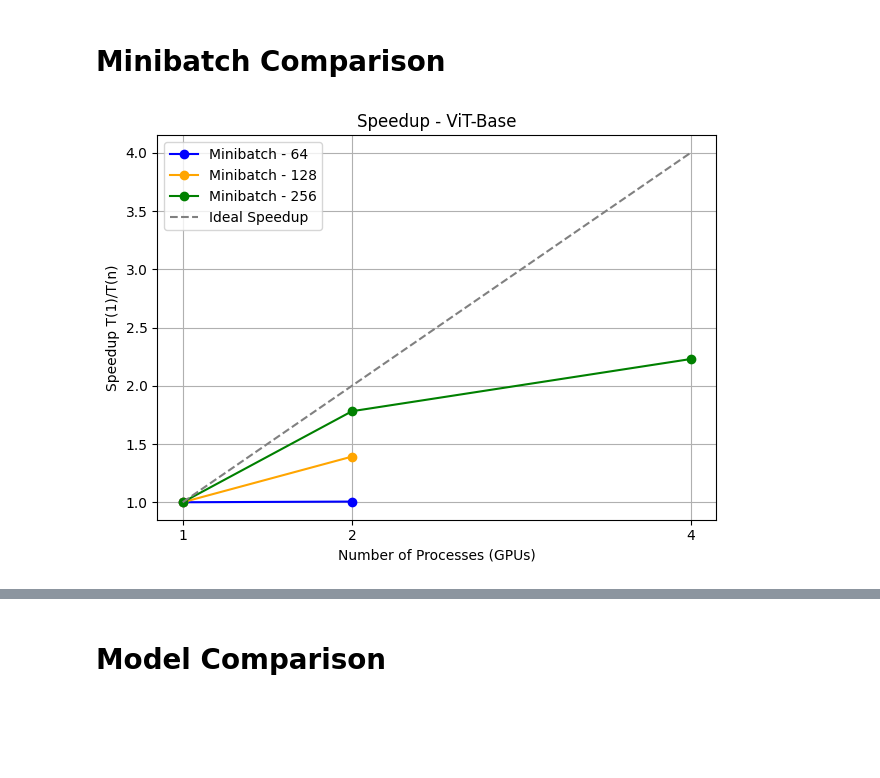
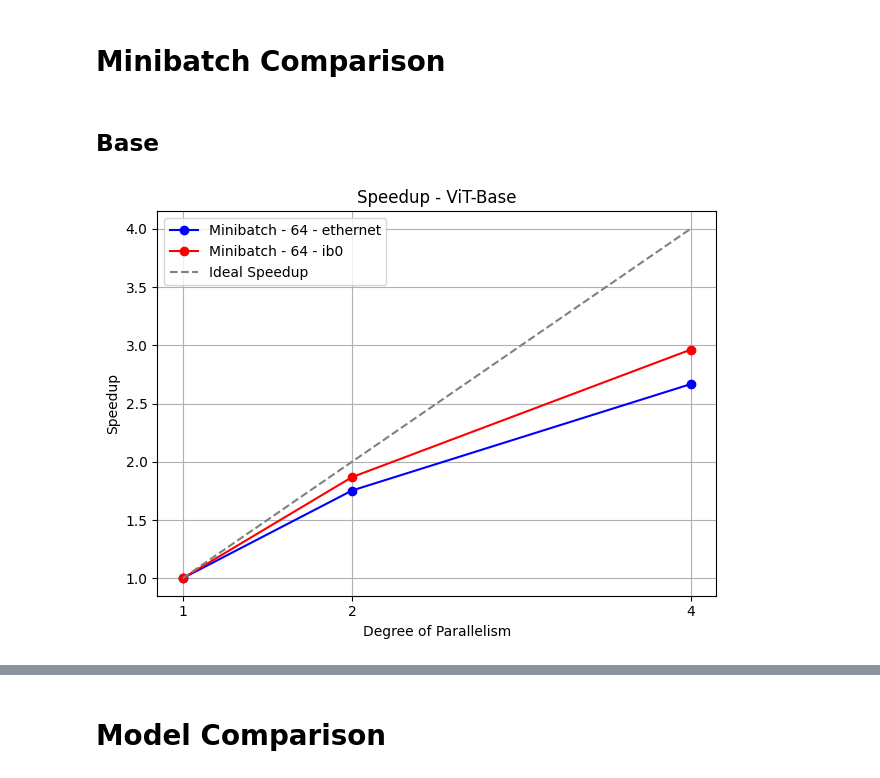
Before and after one commit to JacopoRaffi/Master_Thesis, a Jupyter notebook: analysis/ddp.ipynb, the cells around one changed output, grey strips where cells are left out. Drawn from its saved outputs; the diff is of its cells as text; code cells hidden in the pictures; blank space fills up the shorter version.

```diff
--- a/analysis/ddp.ipynb
+++ b/analysis/ddp.ipynb
@@ -61,0 +19,18 @@ ddp_8 = ddp_8[ddp_8["phase"] == "train"]
+# %% [markdown]
+## Base
+# %%
+ddp_1_b_64_eth1 = pd.read_csv("../log/synch_ddp/rank_0_synch_ddp_1_minibatch_64_vit-base-patch16-224-in21k_model_eth1.csv")
+ddp_2_b_64_eth1 = pd.read_csv("../log/synch_ddp/rank_0_synch_ddp_2_minibatch_64_vit-base-patch16-224-in21k_model_eth1.csv")
+ddp_4_b_64_eth1 = pd.read_csv("../log/synch_ddp/rank_0_synch_ddp_4_minibatch_64_vit-base-patch16-224-in21k_model_eth1.csv")
+
+ddp_1_b_64_ib0 = pd.read_csv("../log/synch_ddp/rank_0_synch_ddp_1_minibatch_64_vit-base-patch16-224-in21k_model_ib0.csv")
+ddp_2_b_64_ib0 = pd.read_csv("../log/synch_ddp/rank_0_synch_ddp_2_minibatch_64_vit-base-patch16-224-in21k_model_ib0.csv")
+ddp_4_b_64_ib0 = pd.read_csv("../log/synch_ddp/rank_0_synch_ddp_4_minibatch_64_vit-base-patch16-224-in21k_model_ib0.csv")
+
+ddp_1_b_64_eth1 = ddp_1_b_64_eth1[ddp_1_b_64_eth1['phase'] == 'train']
+ddp_2_b_64_eth1 = ddp_2_b_64_eth1[ddp_2_b_64_eth1['phase'] == 'train']
+ddp_4_b_64_eth1 = ddp_4_b_64_eth1[ddp_4_b_64_eth1['phase'] == 'train']
+
+ddp_1_b_64_ib0 = ddp_1_b_64_ib0[ddp_1_b_64_ib0['phase'] == 'train']
+ddp_2_b_64_ib0 = ddp_2_b_64_ib0[ddp_2_b_64_ib0['phase'] == 'train']
+ddp_4_b_64_ib0 = ddp_4_b_64_ib0[ddp_4_b_64_ib0['phase'] == 'train']
@@ -62,8 +69,6 @@ ddp_8 = ddp_8[ddp_8["phase"] == "train"]
 # %%
-plot_speedup([ddp_2_64, ddp_4_64], "Speedup - ViT-Base", "Minibatch - 64", color='blue', plot_ideal=False)
-plot_speedup([ddp_2_128, ddp_4_128], "Speedup - ViT-Base", "Minibatch - 128", color='orange', plot_ideal=False)
-plot_speedup([ddp_2, ddp_4, ddp_8], "Speedup - ViT-Base", "Minibatch - 256", color='green', plot_ideal=True)
-
+plot_speedup([ddp_1_b_64_eth1, ddp_2_b_64_eth1, ddp_4_b_64_eth1], "Speedup - ViT-Base", "Minibatch - 64 - ethernet", color='blue', plot_ideal=False)
+plot_speedup([ddp_1_b_64_eth1, ddp_2_b_64_ib0, ddp_4_b_64_ib0], "Speedup - ViT-Base", "Minibatch - 64 - ib0", color='red', plot_ideal=True)
 plt.tight_layout()
 # %% [output]
-[figure, old version]
+[figure, new version]
```
Also changed, not shown: parts of 29 cells of this notebook, 1 other file.
